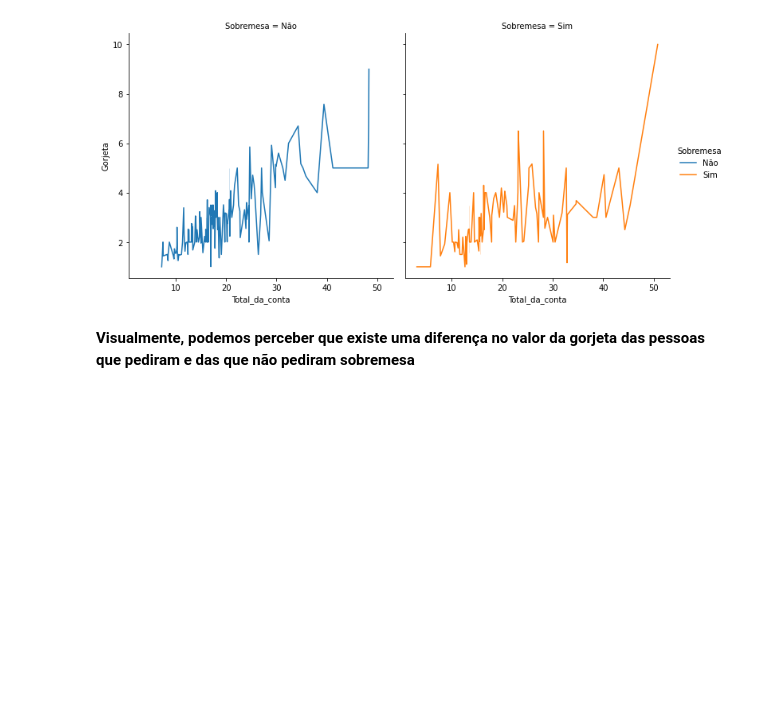
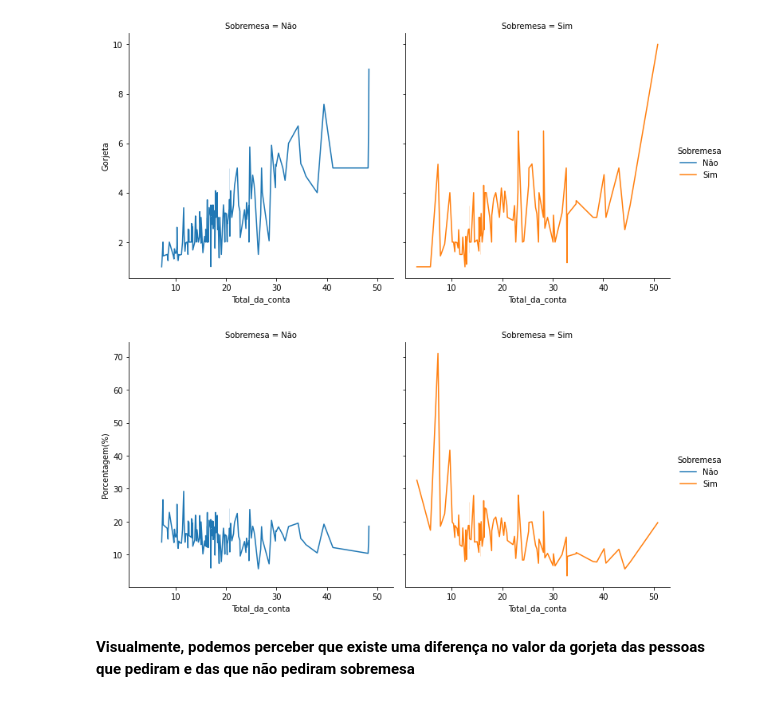
Before and after one commit to Olivierah/Data_Visualization, a Jupyter notebook: Seaborn_package_1.ipynb, the cells around one changed output. Cells and saved outputs as stored; diff of their text form; code cells hidden in the pictures; blank space fills up the shorter version.

```diff
--- a/Seaborn_package_1.ipynb
+++ b/Seaborn_package_1.ipynb
@@ -289,5 +291,11 @@ MI = sns.lmplot(x='Total_da_conta', y='Porcentagem(%)', hue='Sobremesa', col= 'S
 MI = sns.relplot(x='Total_da_conta', y='Gorjeta', hue='Sobremesa', kind='line', col= 'Sobremesa', data=dados)
 # %% [output]
 [figure]
+# %%
+# Com um gráfico de linha temos 'Total da conta' x 'Porcentagem(%)'
+
+MI = sns.relplot(x='Total_da_conta', y='Porcentagem(%)', hue='Sobremesa', kind='line', col= 'Sobremesa', data=dados)
+# %% [output]
+[figure, added]
 # %% [markdown]
 **Visualmente, podemos perceber que existe uma diferença no valor da gorjeta das pessoas que pediram e das que não pediram sobremesa**
```
Also changed, not shown: parts of 1 cell of this notebook.
